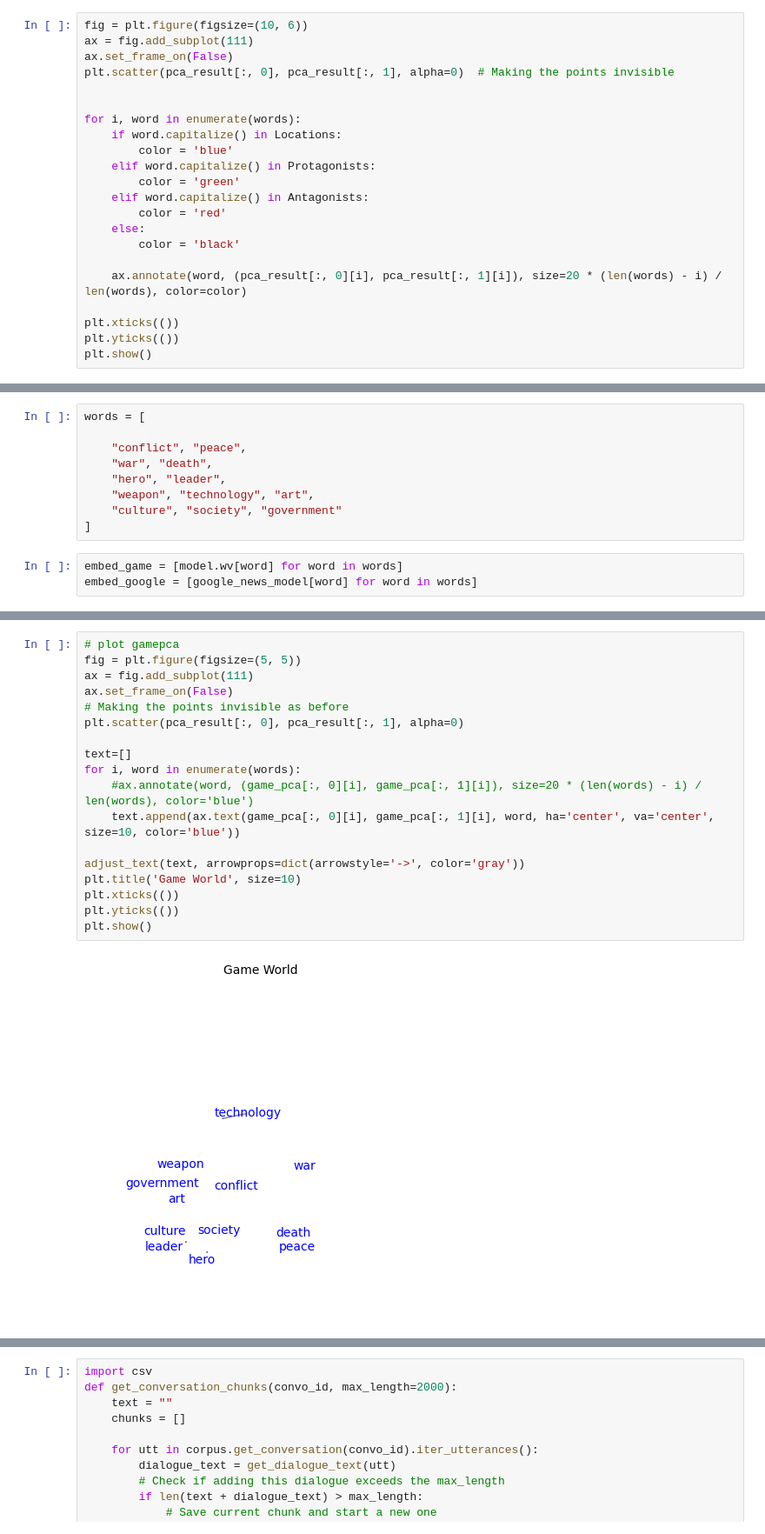
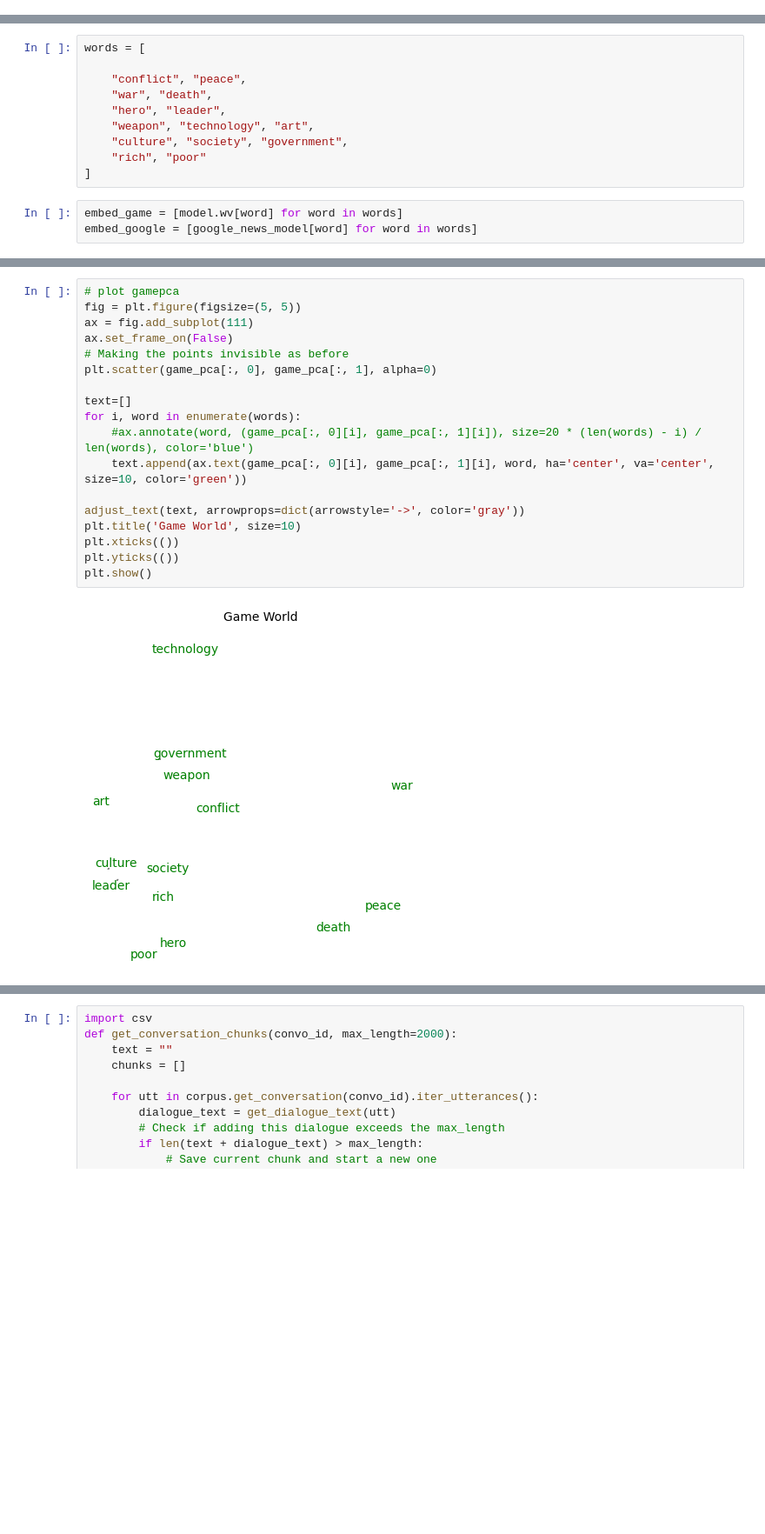
Before and after one commit to Marugannwg/Game-Narrative-Space-Medley, a Jupyter notebook: embedding_analyses.ipynb, the cells around one changed output, grey strips where cells are left out. Shown at 87% size. Saved outputs shown, nothing was run; the diff lists cells and outputs as text; blank space fills up the shorter version.

```diff
--- a/embedding_analyses.ipynb
+++ b/embedding_analyses.ipynb
@@ -181,25 +181,3 @@ tsne_results = tsne.fit_transform(pca_result)
 [t-SNE] Mean sigma: 4.036491
 [t-SNE] KL divergence after 250 iterations with early exaggeration: 43.697086
 [t-SNE] KL divergence after 300 iterations: 0.459827
-# %%
-fig = plt.figure(figsize=(10, 6))
-ax = fig.add_subplot(111)
-ax.set_frame_on(False)
-plt.scatter(pca_result[:, 0], pca_result[:, 1], alpha=0)  # Making the points invisible
-
-
-for i, word in enumerate(words):
-    if word.capitalize() in Locations:
-        color = 'blue'
-    elif word.capitalize() in Protagonists:
-        color = 'green'
-    elif word.capitalize() in Antagonists:
-        color = 'red'
-    else:
-        color = 'black'
-
-    ax.annotate(word, (pca_result[:, 0][i], pca_result[:, 1][i]), size=20 * (len(words) - i) / len(words), color=color)
-
-plt.xticks(())
-plt.yticks(())
-plt.show()
@@ -262,7 +241,8 @@ words = [
     "war", "death",
     "hero", "leader",
     "weapon", "technology", "art",
-    "culture", "society", "government"
+    "culture", "society", "government",
+    "rich", "poor"
 ]
 # %%
 embed_game = [model.wv[word] for word in words]
@@ -277,23 +255,23 @@ TypeError: 'PCA' object is not callable
 # %%
 # plot gamepca
 fig = plt.figure(figsize=(5, 5))
 ax = fig.add_subplot(111)
 ax.set_frame_on(False)
 # Making the points invisible as before
-plt.scatter(pca_result[:, 0], pca_result[:, 1], alpha=0)
+plt.scatter(game_pca[:, 0], game_pca[:, 1], alpha=0)
 
 text=[]
 for i, word in enumerate(words):
     #ax.annotate(word, (game_pca[:, 0][i], game_pca[:, 1][i]), size=20 * (len(words) - i) / len(words), color='blue')
-    text.append(ax.text(game_pca[:, 0][i], game_pca[:, 1][i], word, ha='center', va='center', size=10, color='blue'))
+    text.append(ax.text(game_pca[:, 0][i], game_pca[:, 1][i], word, ha='center', va='center', size=10, color='green'))
 
 adjust_text(text, arrowprops=dict(arrowstyle='->', color='gray'))
 plt.title('Game World', size=10)
 plt.xticks(())
 plt.yticks(())
 plt.show()
 # %% [output]
-[figure, old version]
+[figure, new version]
 # %%
 # plot gamepca
 fig = plt.figure(figsize=(5, 5))
```
Also changed, not shown: parts of 5 cells of this notebook, 1 other file.
